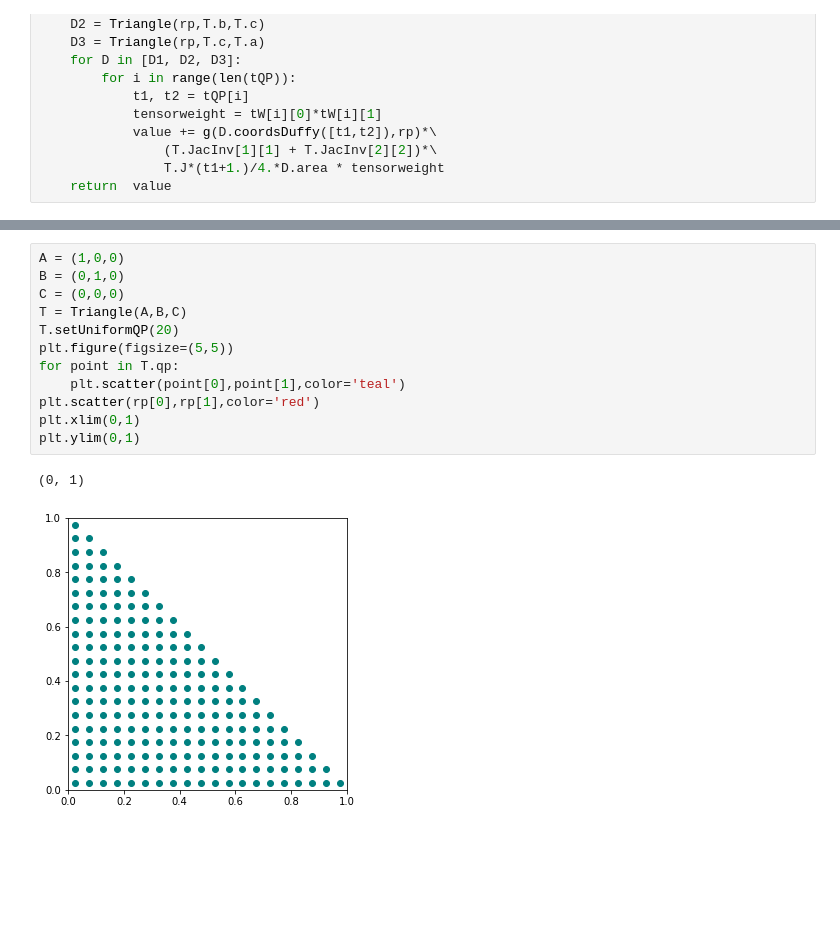
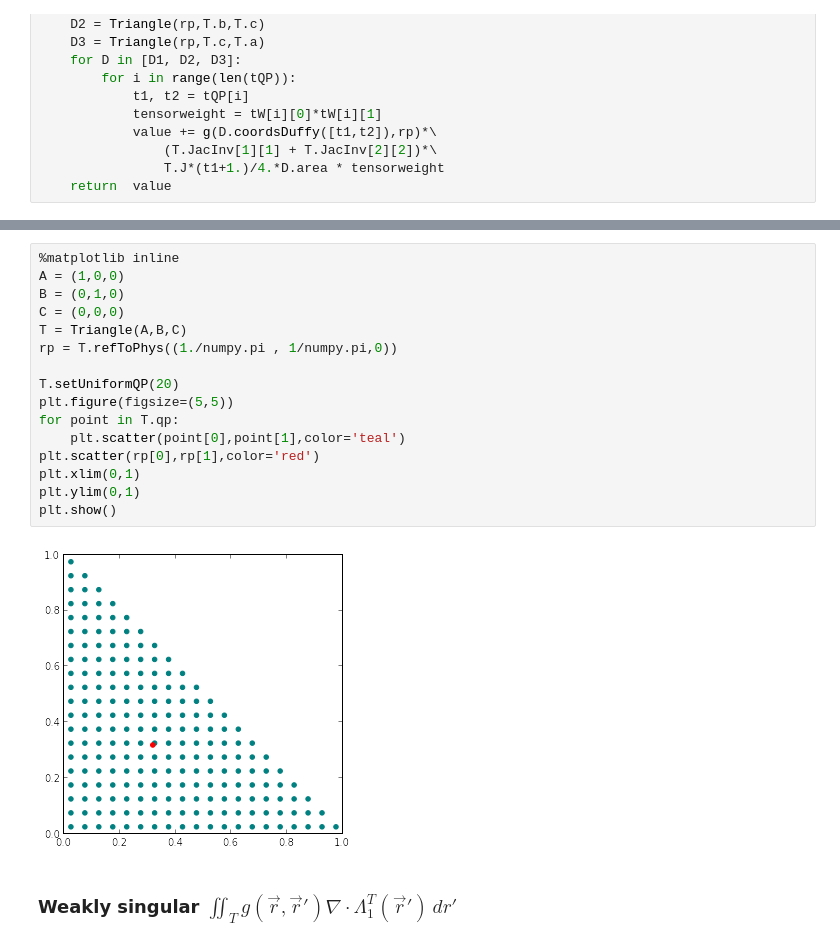
Before and after one commit to andy-c-huang/numerical-gems, a Jupyter notebook: duffy-transform-and-singularity-extraction.ipynb, the cells around one changed output, grey strips where cells are left out. Drawn from its saved outputs; the diff is of its cells as text; blank space fills up the shorter version.

```diff
--- a/duffy-transform-and-singularity-extraction.ipynb
+++ b/duffy-transform-and-singularity-extraction.ipynb
@@ -142,16 +167,21 @@ print 'area is',T.area
 # %%
+%matplotlib inline
 A = (1,0,0)
 B = (0,1,0)
 C = (0,0,0)
 T = Triangle(A,B,C)
+rp = T.refToPhys((1./numpy.pi , 1/numpy.pi,0))
+
 T.setUniformQP(20)
 plt.figure(figsize=(5,5))
 for point in T.qp:
     plt.scatter(point[0],point[1],color='teal')
 plt.scatter(rp[0],rp[1],color='red')
 plt.xlim(0,1)
 plt.ylim(0,1)
+plt.show()
 # %% [output]
-(0, 1)
-[figure, old version]
+[figure, new version]
+# %% [markdown]
+### Weakly singular $\iint _T g(\vec{r},\vec{r}') \nabla \cdot \Lambda _1 ^T (\vec{r}') \, dr'$
 # %%
```
Also changed, not shown: parts of 27 cells of this notebook.
